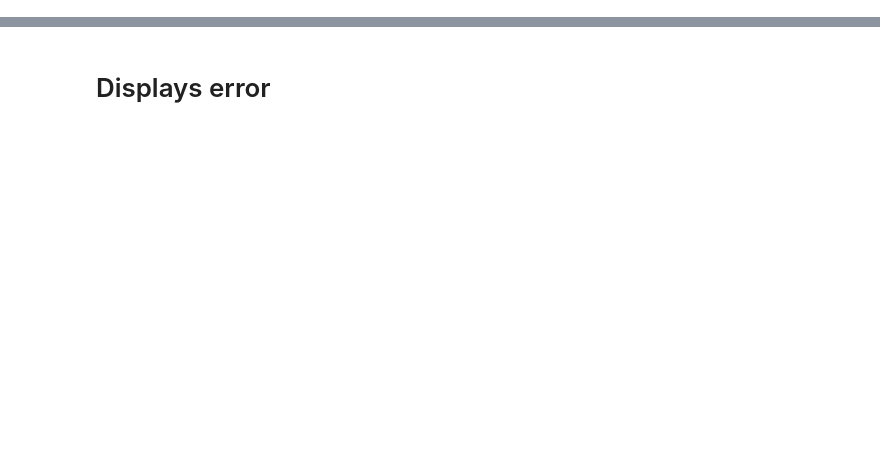
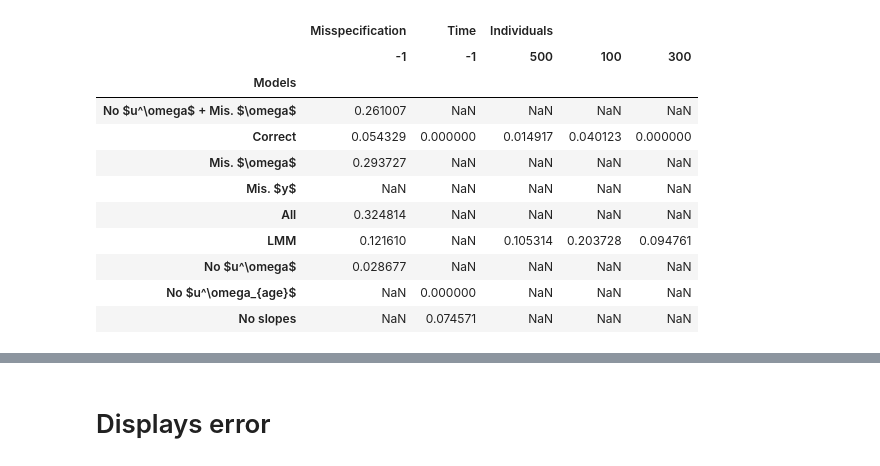
Before and after one commit to Jeanselme/IndividualVariability, a Jupyter notebook: Analysis.ipynb, the cells around one changed output, grey strips where cells are left out. Cells and saved outputs as stored; diff of their text form; code cells hidden in the pictures; blank space fills up the shorter version.

```diff
--- a/Analysis.ipynb
+++ b/Analysis.ipynb
@@ -32,0 +119,16 @@ for file_name in os.listdir(path):
+# %%
+# Average of std
+esterror.map(np.mean)
+# %% [output]
+|  | Misspecification | Time | Individuals |  |  |
+|  | -1 | -1 | 500 | 100 | 300 |
+| Models |  |  |  |  |  |
+| No $u^\omega$ + Mis. $\omega$ | 0.261007 | NaN | NaN | NaN | NaN |
+| Correct | 0.054329 | 0.000000 | 0.014917 | 0.040123 | 0.000000 |
+| Mis. $\omega$ | 0.293727 | NaN | NaN | NaN | NaN |
+| Mis. $y$ | NaN | NaN | NaN | NaN | NaN |
+| All | 0.324814 | NaN | NaN | NaN | NaN |
+| LMM | 0.121610 | NaN | 0.105314 | 0.203728 | 0.094761 |
+| No $u^\omega$ | 0.028677 | NaN | NaN | NaN | NaN |
+| No $u^\omega_{age}$ | NaN | 0.000000 | NaN | NaN | NaN |
+| No slopes | NaN | 0.074571 | NaN | NaN | NaN |
```
Also changed, not shown: parts of 19 cells of this notebook, 2 other files.
